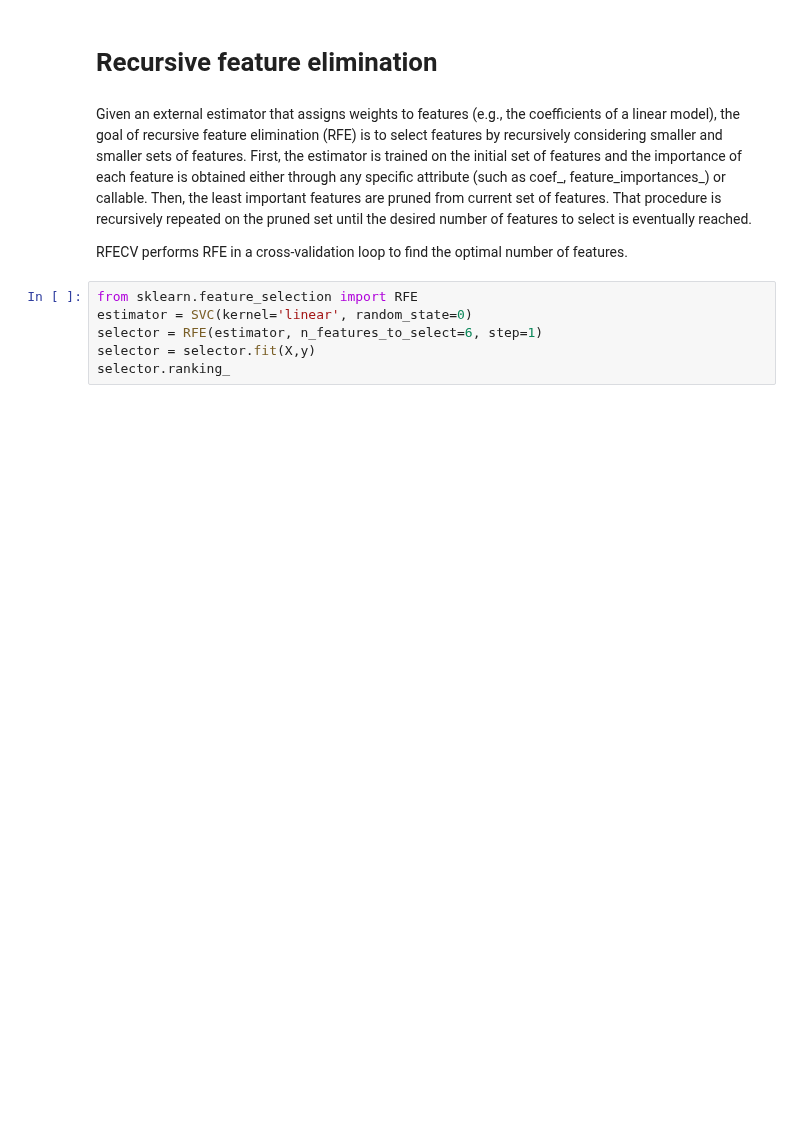
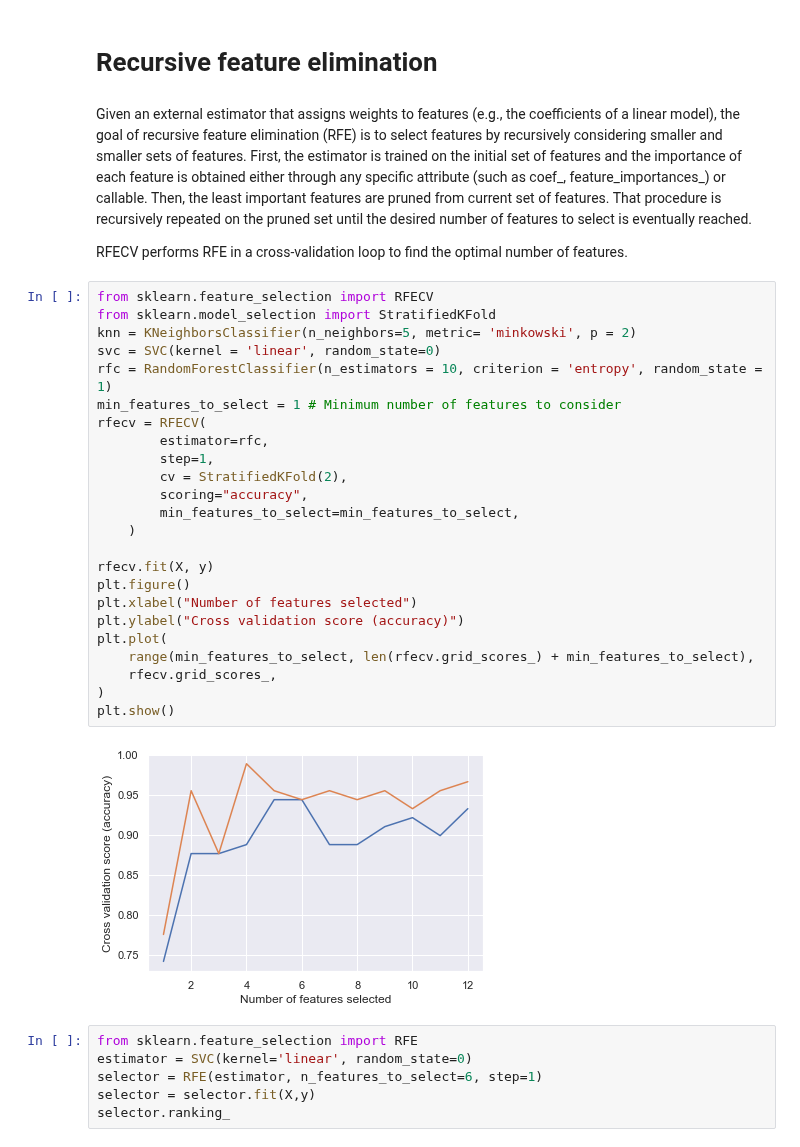
Before and after one commit to omgitsmj24/BOOT_AI_INTERN, a Jupyter notebook: Data Preprocessing/Week2/wine.ipynb, the cells around one changed output. Drawn from its saved outputs; the diff is of its cells as text; blank space fills up the shorter version.

```diff
--- a/Data Preprocessing/Week2/wine.ipynb
+++ b/Data Preprocessing/Week2/wine.ipynb
@@ -164,6 +164,32 @@ x_u.shape
 Given an external estimator that assigns weights to features (e.g., the coefficients of a linear model), the goal of recursive feature elimination (RFE) is to select features by recursively considering smaller and smaller sets of features. First, the estimator is trained on the initial set of features and the importance of each feature is obtained either through any specific attribute (such as coef_, feature_importances_) or callable. Then, the least important features are pruned from current set of features. That procedure is recursively repeated on the pruned set until the desired number of features to select is eventually reached.
 
 RFECV performs RFE in a cross-validation loop to find the optimal number of features.
+# %%
+from sklearn.feature_selection import RFECV
+from sklearn.model_selection import StratifiedKFold
+knn = KNeighborsClassifier(n_neighbors=5, metric= 'minkowski', p = 2)
+svc = SVC(kernel = 'linear', random_state=0)
+rfc = RandomForestClassifier(n_estimators = 10, criterion = 'entropy', random_state = 1)
+min_features_to_select = 1 # Minimum number of features to consider
+rfecv = RFECV(
+        estimator=rfc,
+        step=1,
+        cv = StratifiedKFold(2),
+        scoring="accuracy",
+        min_features_to_select=min_features_to_select,
+    )
+
+rfecv.fit(X, y)
+plt.figure()
+plt.xlabel("Number of features selected")
+plt.ylabel("Cross validation score (accuracy)")
+plt.plot(
+    range(min_features_to_select, len(rfecv.grid_scores_) + min_features_to_select),
+    rfecv.grid_scores_,
+)
+plt.show()
+# %% [output]
+[figure, added]
 # %%
 from sklearn.feature_selection import RFE
 estimator = SVC(kernel='linear', random_state=0)
```
Also changed, not shown: parts of 12 cells of this notebook.
